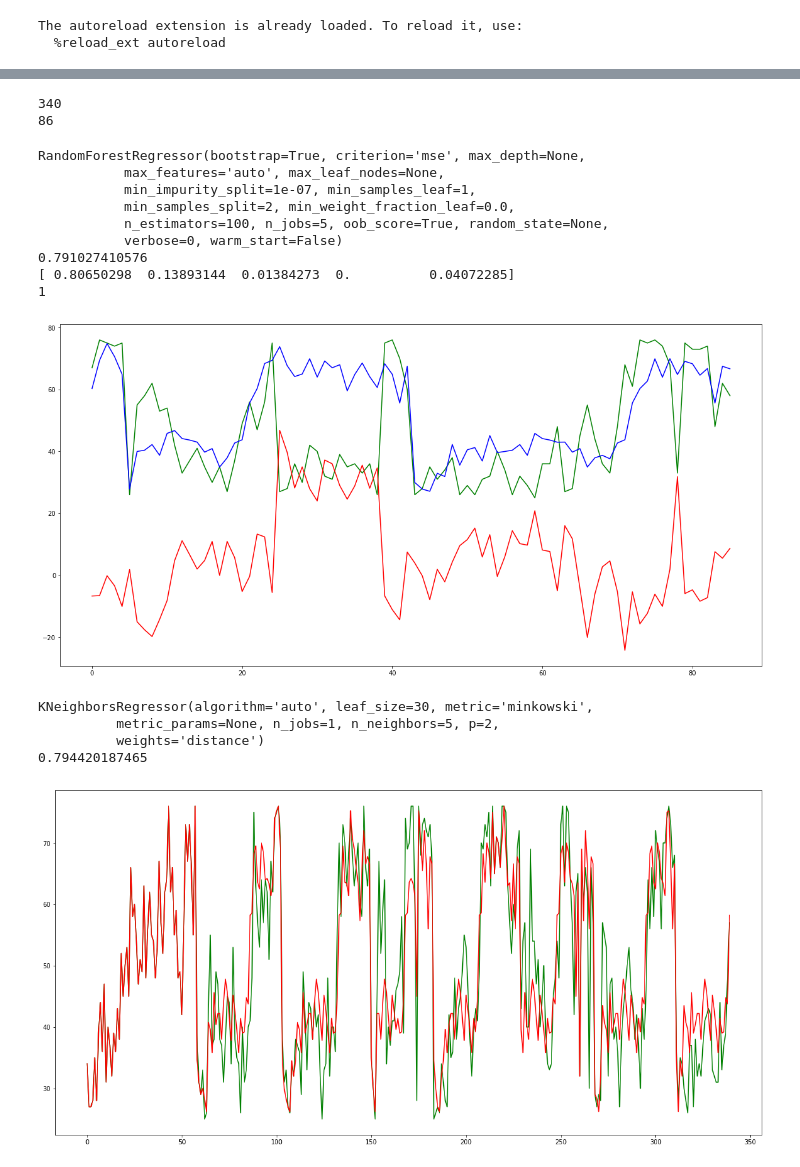
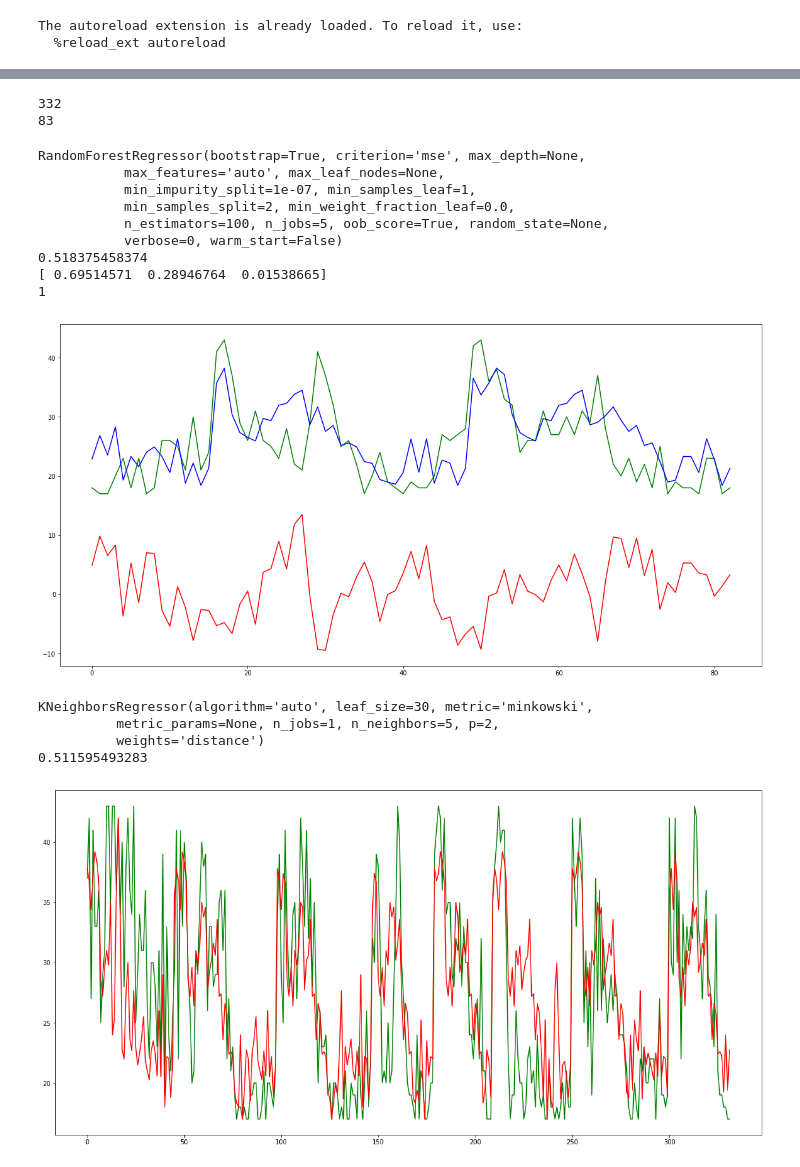
Before and after one commit to hari-allamraju/sg-taxidata, a Jupyter notebook: notebooks/Methodical study.ipynb, the cells around one changed output, grey strips where cells are left out. Saved outputs shown, nothing was run; the diff lists cells and outputs as text; code cells hidden in the pictures.

```diff
--- a/notebooks/Methodical study.ipynb
+++ b/notebooks/Methodical study.ipynb
@@ -36,7 +36,7 @@ def weekday(d):
     dt=datetime.strptime(d,"%Y%m%d")
     return 1 if datetime.isoweekday(dt)<6 else 0
 
-df=taxis.get_df_all_taxi_data(DBNAME,LAT1,LON1)
+df=taxis.get_df_all_taxi_data(DBNAME,LAT,LON)
 df['Hour']=df.apply(lambda r:int(r['Time'][:2]),axis=1)
 df['Minute']=df.apply(lambda r:int(r['Time'][2:]),axis=1)
 df['Weekday']=df.apply(lambda r: weekday(r['Date']),axis=1)
@@ -55,6 +55,6 @@ df.tail()
 h=df.quantile(q=0.8)['TaxiCount']
 l=df.quantile(q=0.2)['TaxiCount']
 # %%
-df_sub=df.query('(TaxiCount>=@l and TaxiCount<=@h) and (Hour>=6 and Hour<=12) and Weekday==1')[['Point','Hour','Minute','PeakHour','Weekday','Holiday','TaxiCount']]
+df_sub=df.query('(TaxiCount>=@l and TaxiCount<=@h) and (Hour>=6 and Hour<=12) and Weekday==1')[['Hour','Minute','PeakHour','TaxiCount']]
 df_sub.head()
 # %% [output]
@@ -72,5 +72,5 @@ plt.show()
 # %%
-f=df_sub['Point'].count()
+f=df_sub['Hour'].count()
 c=int(f*0.8)
 d=f-c
 print c
@@ -78,10 +78,10 @@ print d
 training=df_sub.head(c)
 testing=df_sub.tail(d)
 # %% [output]
-340
-86
+332
+83
 # %%
-X=training.drop(['Point','TaxiCount'],axis=1).as_matrix()
+X=training.drop(['TaxiCount'],axis=1).as_matrix()
 y=np.array(training['TaxiCount'].tolist()).reshape(-1,1)
 
 rf=RandomForestRegressor(n_estimators=100,criterion='mse',oob_score=True,n_jobs=5).fit(X,y)
@@ -101,11 +101,11 @@ RandomForestRegressor(bootstrap=True, criterion='mse', max_depth=None,
            min_samples_split=2, min_weight_fraction_leaf=0.0,
            n_estimators=100, n_jobs=5, oob_score=True, random_state=None,
            verbose=0, warm_start=False)
-0.791027410576
-[ 0.80650298  0.13893144  0.01384273  0.          0.04072285]
+0.518375458374
+[ 0.69514571  0.28946764  0.01538665]
 1
 # %%
-Xt=testing.drop(['Point','TaxiCount'],axis=1).as_matrix()
+Xt=testing.drop(['TaxiCount'],axis=1).as_matrix()
 yt=np.array(testing['TaxiCount'].tolist()).reshape(-1,1)
 P=rf.predict(Xt)
 e=[x-y for x,y in zip(P,yt)]
@@ -115,24 +115,25 @@ plt.plot(P,color='b')
 plt.plot(e,color='r')
 plt.show()
 # %% [output]
-[figure, old version]
+[figure, new version]
 # %%
-X=training.drop(['Point','TaxiCount'],axis=1).as_matrix()
+X=training.drop(['TaxiCount'],axis=1).as_matrix()
 y=np.array(training['TaxiCount'].tolist()).reshape(-1,1)
 
 kn=KNeighborsRegressor(weights='distance').fit(X,y)
 
 print kn
 
 print kn.score(X,y)
 
+
 plt.plot(y,color='g')
 plt.plot(kn.predict(X),color='r')
 plt.show()
 # %% [output]
 KNeighborsRegressor(algorithm='auto', leaf_size=30, metric='minkowski',
           metric_params=None, n_jobs=1, n_neighbors=5, p=2,
           weights='distance')
-0.794420187465
+0.511595493283
-[figure, old version]
+[figure, new version]
 # %%
```
Also changed, not shown: parts of 4 cells of this notebook.
